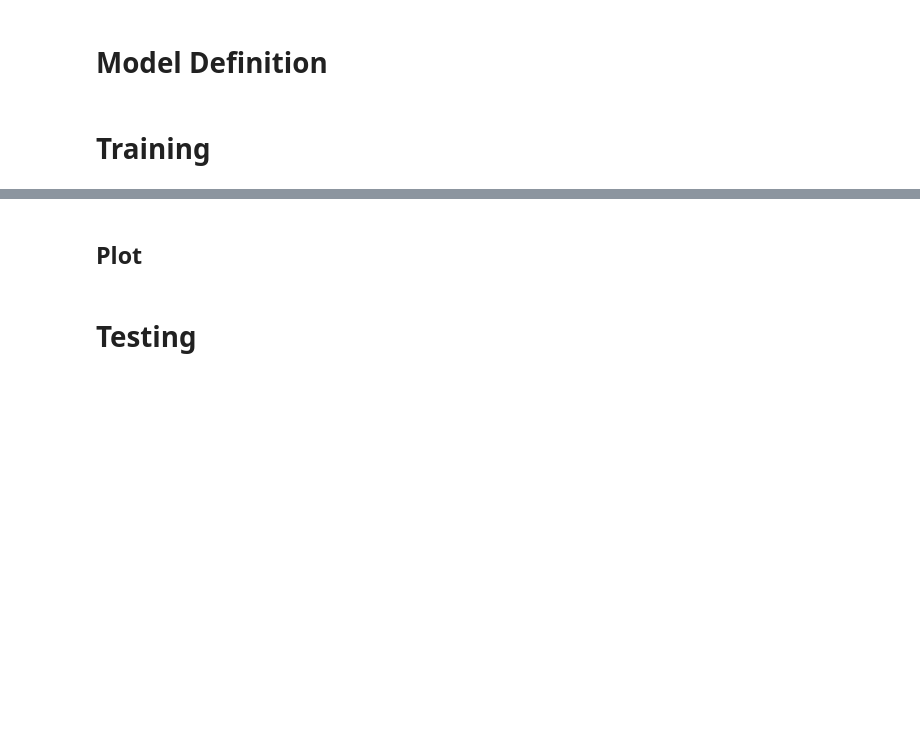
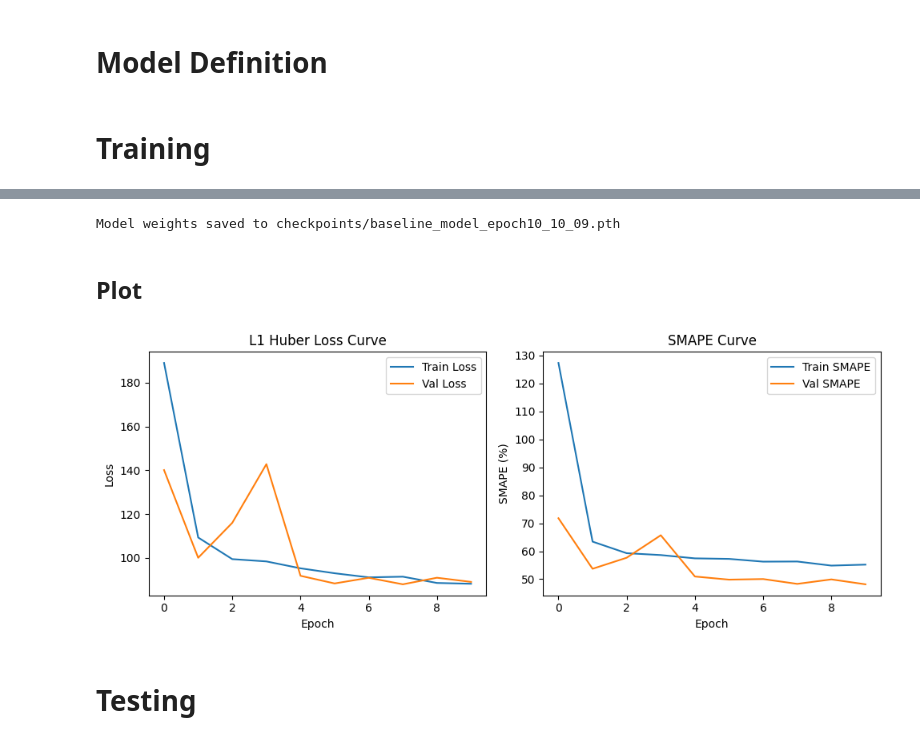
Before and after one commit to FSYFSYFSY/Nutrition5K_CalPredictor, a Jupyter notebook: Baseline.ipynb, the cells around one changed output, grey strips where cells are left out. Drawn from its saved outputs; the diff is of its cells as text; code cells hidden in the pictures; blank space fills up the shorter version.

Commit message:
reduce batchsize to 8, add save model code

```diff
--- a/Baseline.ipynb
+++ b/Baseline.ipynb
@@ -105,11 +105,11 @@ train_subset, val_subset = random_split(train_set, [train_size, val_size])
 
 #torch.manual_seed(42)
 
-train_loader = DataLoader(train_subset, batch_size=16, shuffle=True,
+train_loader = DataLoader(train_subset, batch_size=8, shuffle=True,
                           num_workers=4, pin_memory=True)
-val_loader = DataLoader(val_subset, batch_size=16, shuffle=False,
+val_loader = DataLoader(val_subset, batch_size=8, shuffle=False,
                         num_workers=4, pin_memory=True)
-test_loader  = DataLoader(test_set,  batch_size=16, shuffle=False,
+test_loader  = DataLoader(test_set,  batch_size=8, shuffle=False,
                           num_workers=4, pin_memory=True)
 # %% [markdown]
 # Model Definition
@@ -255,6 +255,6 @@ for epoch in range(num_epochs):
 
     print(f"Epoch [{epoch+1}/{num_epochs}] | "
           f"Train Loss: {train_loss:.4f}, Val Loss: {val_loss:.4f}, "
-          f"Train MAPE: {train_smape*100:.3f}%, Val MAPE: {val_smape*100:.3f}%")
+          f"Train SMAPE: {train_smape*100:.3f}%, Val MAPE: {val_smape*100:.3f}%")
 # %% [output]
 Start epoch: 1
@@ -261,18 +280,26 @@ Start epoch: 1
+# %%
+save_path = "checkpoints/baseline_model_epoch10_10_09.pth"
+torch.save(model.state_dict(), save_path)
+print(f"Model weights saved to {save_path}")
+# %% [output]
+Model weights saved to checkpoints/baseline_model_epoch10_10_09.pth
 # %% [markdown]
 ## Plot
 # %%
 plt.figure(figsize=(10,4))
 plt.subplot(1,2,1)
 plt.plot(train_losses, label='Train Loss')
 plt.plot(val_losses, label='Val Loss')
-plt.title('MSE Loss Curve'); plt.xlabel('Epoch'); plt.ylabel('Loss'); plt.legend()
+plt.title('L1 Huber Loss Curve'); plt.xlabel('Epoch'); plt.ylabel('Loss'); plt.legend()
 
 plt.subplot(1,2,2)
-plt.plot([m*100 for m in train_mapes], label='Train MAPE')
-plt.plot([m*100 for m in val_mapes], label='Val MAPE')
-plt.title('MAPE Curve'); plt.xlabel('Epoch'); plt.ylabel('MAPE (%)'); plt.legend()
+plt.plot([m*100 for m in train_smapes], label='Train SMAPE')
+plt.plot([m*100 for m in val_smapes], label='Val SMAPE')
+plt.title('SMAPE Curve'); plt.xlabel('Epoch'); plt.ylabel('SMAPE (%)'); plt.legend()
 
 plt.tight_layout()
 plt.show()
+# %% [output]
+[figure, added]
 # %% [markdown]
 # Testing
```
Also changed, not shown: parts of 1 cell of this notebook, 1 other file.
